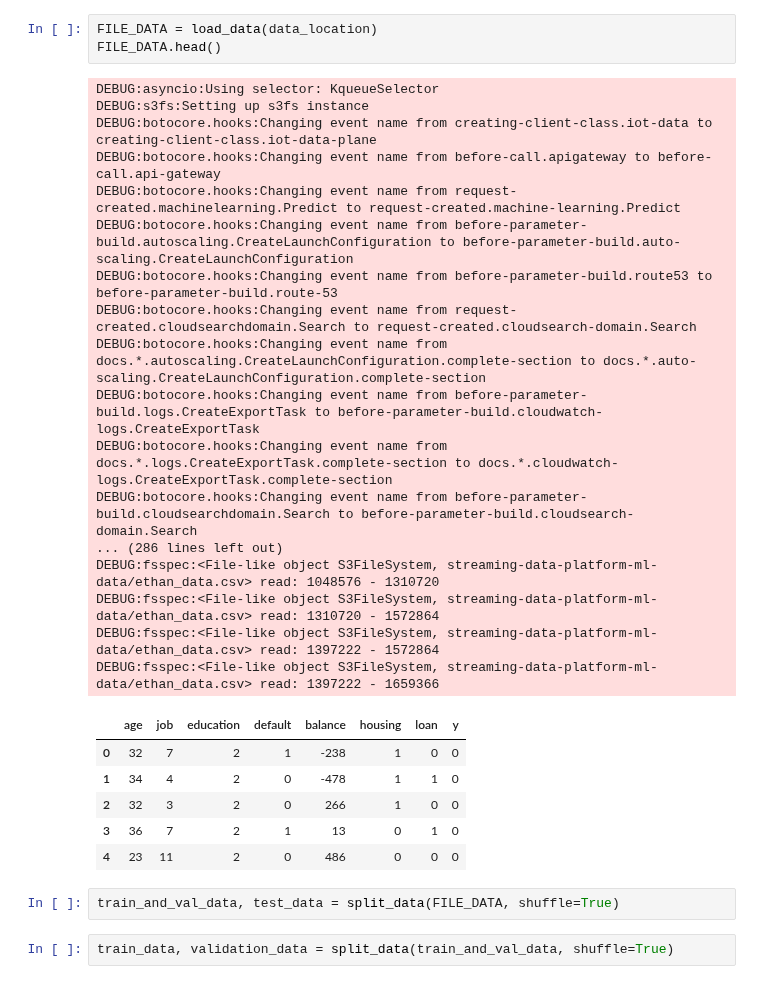
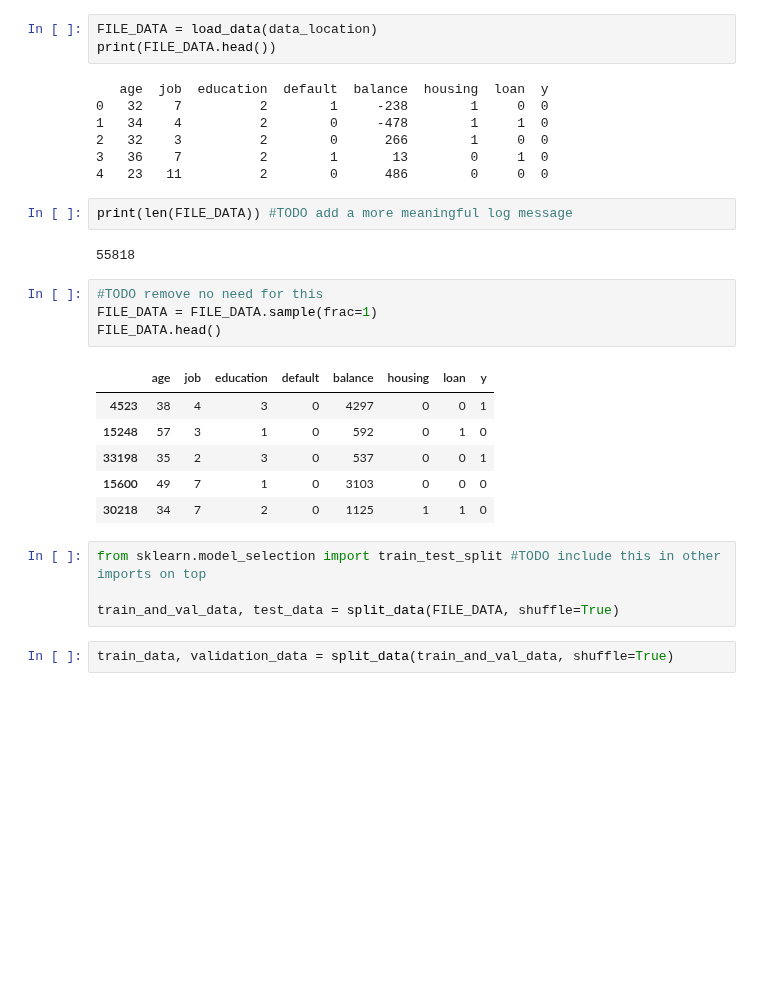
Before and after one commit to crederauk/terraform-aws-mlops-module, a Jupyter notebook: mlops_ml_models/model_retraining_notebook.ipynb, the cells around one changed output. Drawn from its saved outputs; the diff is of its cells as text; blank space fills up the shorter version.

```diff
--- a/mlops_ml_models/model_retraining_notebook.ipynb
+++ b/mlops_ml_models/model_retraining_notebook.ipynb
@@ -239,31 +115,31 @@ step_function/train.csv step_function/validation.csv step_function/test.csv s3:/
 # %%
 FILE_DATA = load_data(data_location)
-FILE_DATA.head()
+print(FILE_DATA.head())
 # %% [output]
-DEBUG:asyncio:Using selector: KqueueSelector
-DEBUG:s3fs:Setting up s3fs instance
-DEBUG:botocore.hooks:Changing event name from creating-client-class.iot-data to creating-client-class.iot-data-plane
-DEBUG:botocore.hooks:Changing event name from before-call.apigateway to before-call.api-gateway
-DEBUG:botocore.hooks:Changing event name from request-created.machinelearning.Predict to request-created.machine-learning.Predict
-DEBUG:botocore.hooks:Changing event name from before-parameter-build.autoscaling.CreateLaunchConfiguration to before-parameter-build.auto-scaling.CreateLaunchConfiguration
-DEBUG:botocore.hooks:Changing event name from before-parameter-build.route53 to before-parameter-build.route-53
-DEBUG:botocore.hooks:Changing event name from request-created.cloudsearchdomain.Search to request-created.cloudsearch-domain.Search
-DEBUG:botocore.hooks:Changing event name from docs.*.autoscaling.CreateLaunchConfiguration.complete-section to docs.*.auto-scaling.CreateLaunchConfiguration.complete-section
-DEBUG:botocore.hooks:Changing event name from before-parameter-build.logs.CreateExportTask to before-parameter-build.cloudwatch-logs.CreateExportTask
-DEBUG:botocore.hooks:Changing event name from docs.*.logs.CreateExportTask.complete-section to docs.*.cloudwatch-logs.CreateExportTask.complete-section
-DEBUG:botocore.hooks:Changing event name from before-parameter-build.cloudsearchdomain.Search to before-parameter-build.cloudsearch-domain.Search
-... (286 lines left out)
-DEBUG:fsspec:<File-like object S3FileSystem, streaming-data-platform-ml-data/ethan_data.csv> read: 1048576 - 1310720
-DEBUG:fsspec:<File-like object S3FileSystem, streaming-data-platform-ml-data/ethan_data.csv> read: 1310720 - 1572864
-DEBUG:fsspec:<File-like object S3FileSystem, streaming-data-platform-ml-data/ethan_data.csv> read: 1397222 - 1572864
-DEBUG:fsspec:<File-like object S3FileSystem, streaming-data-platform-ml-data/ethan_data.csv> read: 1397222 - 1659366
+   age  job  education  default  balance  housing  loan  y
+0   32    7          2        1     -238        1     0  0
+1   34    4          2        0     -478        1     1  0
+2   32    3          2        0      266        1     0  0
+3   36    7          2        1       13        0     1  0
+4   23   11          2        0      486        0     0  0
-|  | age | job | education | default | balance | housing | loan | y |
-| 0 | 32 | 7 | 2 | 1 | -238 | 1 | 0 | 0 |
-| 1 | 34 | 4 | 2 | 0 | -478 | 1 | 1 | 0 |
-| 2 | 32 | 3 | 2 | 0 | 266 | 1 | 0 | 0 |
-| 3 | 36 | 7 | 2 | 1 | 13 | 0 | 1 | 0 |
-| 4 | 23 | 11 | 2 | 0 | 486 | 0 | 0 | 0 |
+# %%
+print(len(FILE_DATA)) #TODO add a more meaningful log message
+# %% [output]
+55818
+# %%
+#TODO remove no need for this
+FILE_DATA = FILE_DATA.sample(frac=1)
+FILE_DATA.head()
+# %% [output]
+|  | age | job | education | default | balance | housing | loan | y |
+| 4523 | 38 | 4 | 3 | 0 | 4297 | 0 | 0 | 1 |
+| 15248 | 57 | 3 | 1 | 0 | 592 | 0 | 1 | 0 |
+| 33198 | 35 | 2 | 3 | 0 | 537 | 0 | 0 | 1 |
+| 15600 | 49 | 7 | 1 | 0 | 3103 | 0 | 0 | 0 |
+| 30218 | 34 | 7 | 2 | 0 | 1125 | 1 | 1 | 0 |
 # %%
+from sklearn.model_selection import train_test_split #TODO include this in other imports on top
+
 train_and_val_data, test_data = split_data(FILE_DATA, shuffle=True)
 # %%
 train_data, validation_data = split_data(train_and_val_data, shuffle=True)
```
Also changed, not shown: parts of 23 cells of this notebook.
